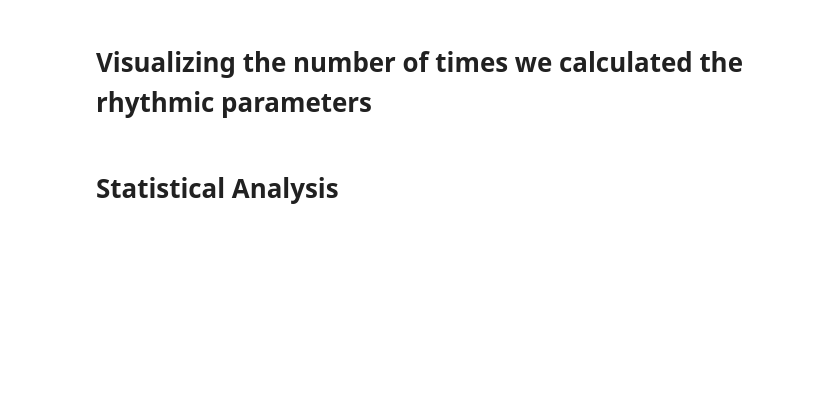
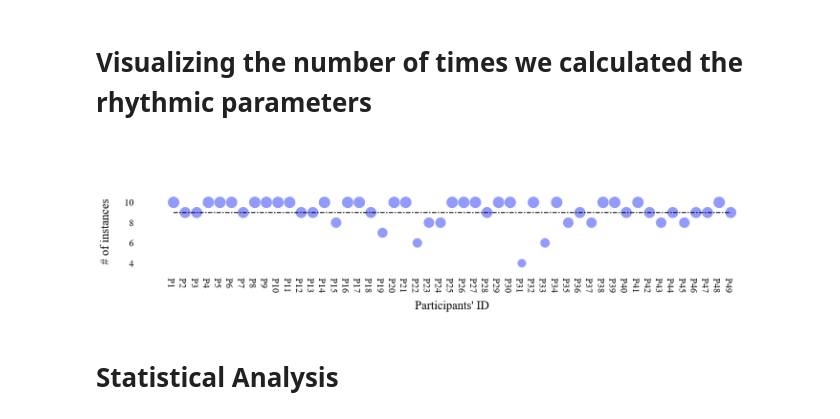
Before and after one commit to msabbir42/Hridita, a Jupyter notebook: In_Advance_Identification_of_Changes_Rhythm.ipynb, the cells around one changed output. Cells and saved outputs as stored; diff of their text form; code cells hidden in the pictures; blank space fills up the shorter version.

```diff
--- a/In_Advance_Identification_of_Changes_Rhythm.ipynb
+++ b/In_Advance_Identification_of_Changes_Rhythm.ipynb
@@ -22,9 +22,9 @@ def get_id_list(n):
 # Location
 # %%
 # loc_root = 'E:/UVA One Drive-Asus/OneDrive - University of Virginia/'
-bool_number_of_change_cal = True # Make it true when you are
+bool_number_of_change_cal = False # Make it true when you are
 loc_root = 'C:/Users/wyd2hu/OneDrive - University of Virginia/'
-loc_root_features_tiles_18 = loc_root+"Hridita/Rhythms/Findings/Tiles18_HeartRatePPG.xlsx"
+loc_root_features_tiles_18 = loc_root+"Hridita/Rhythms/Findings/Tiles19_HeartRatePPG.xlsx"
 # %% [markdown]
 # Identifying the changes in Rhythm
 # %%
@@ -78,7 +78,7 @@ all_parti_threshold_y = []
 
 df_violin = pd.DataFrame()
 
-for stable_breakpoint in [12]:
+for stable_breakpoint in list_breakpoint_range:
     single_violin_data = []
     for p_id in id_list:
 
@@ -242,33 +288,31 @@ for p_id in id_list:
     df_rhy_tiles18 = pd.read_excel(loc_root_features_tiles_18, p_id)
     dic_id_n_instance[p_id] = (df_rhy_tiles18.shape[0] - 1) # -1 since the first row contains NaN values (not an issue BTW)
 # %%
-def viz_instances():
-    text_font_size = 25
-    tick_font_size = 20
+text_font_size = 25
+tick_font_size = 20
 
-    plt_data_score = go.Scatter(
-        x=get_id_list(len(dic_id_n_instance.values())), y= list(dic_id_n_instance.values()),
-        mode='markers',
-        marker_size = list(map(lambda score: score+15, dic_id_n_instance.values())))
+plt_data_score = go.Scatter(
+    x=get_id_list(len(dic_id_n_instance.values())), y= list(dic_id_n_instance.values()),
+    mode='markers',
+    marker_size = list(map(lambda score: score+15, dic_id_n_instance.values())))
 
-    layout = go.Layout(
-        title=go.layout.Title(text='', x=0),
-        xaxis=go.layout.XAxis(title=go.layout.xaxis.Title(
-        text='Participants\' ID ', font=dict(family='Times New Roman', size=text_font_size, color='#000000')),
-        tickmode = 'array', color="#000000", tickfont=dict(family='Times New Roman', size=tick_font_size)),
+layout = go.Layout(
+    title=go.layout.Title(text='', x=0),
+    xaxis=go.layout.XAxis(title=go.layout.xaxis.Title(
+    text='Participants\' ID ', font=dict(family='Times New Roman', size=text_font_size, color='#000000')),
+    tickmode = 'array', color="#000000", tickfont=dict(family='Times New Roman', size=tick_font_size)),
 
-        yaxis=go.layout.YAxis(title=go.layout.yaxis.Title(
-        text='# of instances',
-        font=dict(family='Times New Roman', size=text_font_size, color='#000000')),
-        tickmode = 'array', color="#000000", tickfont=dict(family='Times New Roman', size=tick_font_size)),
-        plot_bgcolor = '#FFFFFF')
+    yaxis=go.layout.YAxis(title=go.layout.yaxis.Title(
+    text='# of instances',
+    font=dict(family='Times New Roman', size=text_font_size, color='#000000')),
+    tickmode = 'array', color="#000000", tickfont=dict(family='Times New Roman', size=tick_font_size)),
+    plot_bgcolor = '#FFFFFF')
 
-    fig = go.Figure(plt_data_score, layout=layout)
-    fig.add_shape(type="line", x0='P1', y0=9, x1='P49', y1=9, line=dict(color='#000000', width=2, dash="dashdot"))
-    fig
-    fig.write_html("instance_score.html")
-
-viz_instances()
+fig = go.Figure(plt_data_score, layout=layout)
+fig.add_shape(type="line", x0='P1', y0=9, x1='P49', y1=9, line=dict(color='#000000', width=2, dash="dashdot"))
+fig
+# %% [output]
+[figure, added]
 # %% [markdown]
 # Statistical Analysis
 # %%
```
Also changed, not shown: parts of 7 cells of this notebook.
